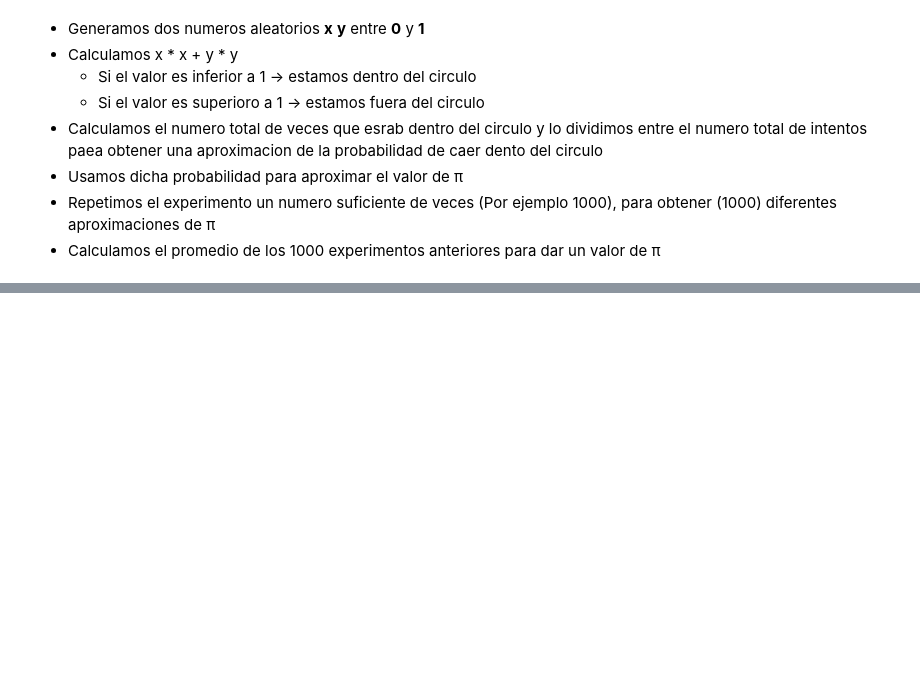
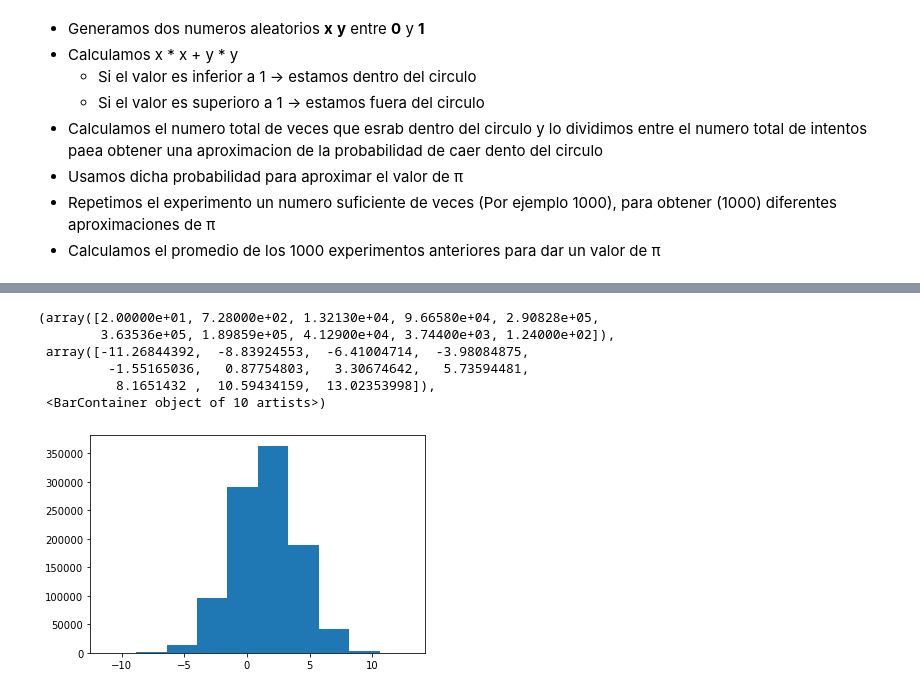
Before and after one commit to diego19508/python-ml-course, a Jupyter notebook: Course/T2 - 2- Data Cleaning - Funciones de distribucion de probabilidad.ipynb, the cells around one changed output, grey strips where cells are left out. Saved outputs shown, nothing was run; the diff lists cells and outputs as text; code cells hidden in the pictures; blank space fills up the shorter version.

```diff
--- a/Course/T2 - 2- Data Cleaning - Funciones de distribucion de probabilidad.ipynb
+++ b/Course/T2 - 2- Data Cleaning - Funciones de distribucion de probabilidad.ipynb
@@ -136,0 +173,10 @@ plt.plot(pi_value_list)
+# %%
+plt.hist(data["B"])
+# %% [output]
+(array([2.00000e+01, 7.28000e+02, 1.32130e+04, 9.66580e+04, 2.90828e+05,
+        3.63536e+05, 1.89859e+05, 4.12900e+04, 3.74400e+03, 1.24000e+02]),
+ array([-11.26844392,  -8.83924553,  -6.41004714,  -3.98084875,
+         -1.55165036,   0.87754803,   3.30674642,   5.73594481,
+          8.1651432 ,  10.59434159,  13.02353998]),
+ <BarContainer object of 10 artists>)
+[figure, added]
```
Also changed, not shown: parts of 12 cells of this notebook.
